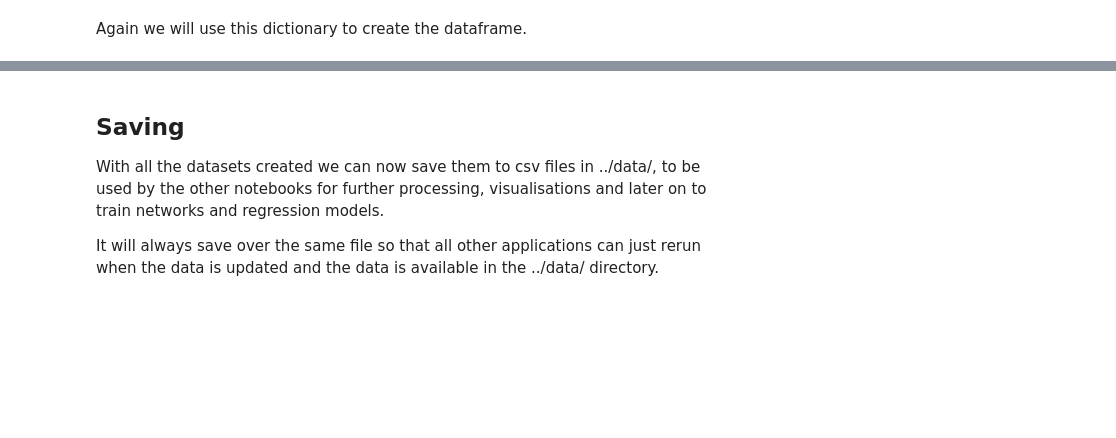
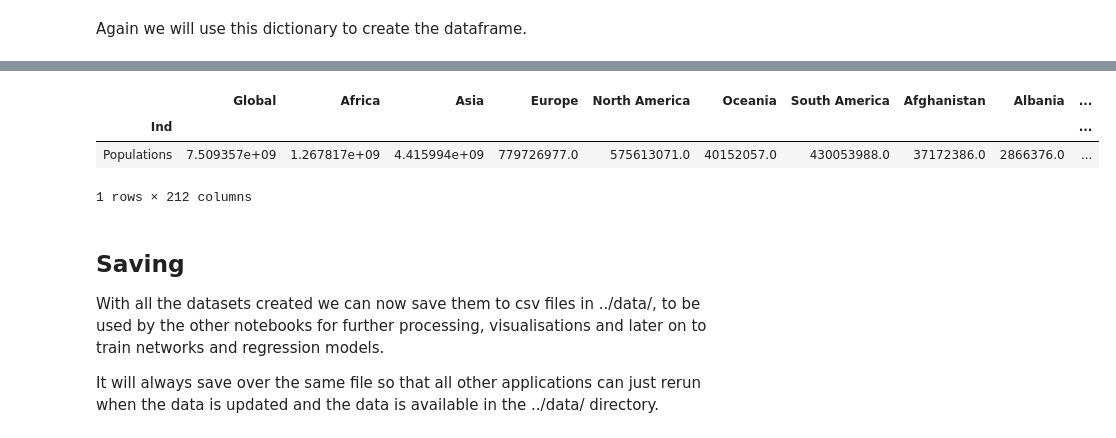
Before and after one commit to simon-verheyen/Portfolio, a Jupyter notebook: COVID-data/Data-Extraction/Data-Download.ipynb, the cells around one changed output, grey strips where cells are left out. Drawn from its saved outputs; the diff is of its cells as text; code cells hidden in the pictures; blank space fills up the shorter version.

```diff
--- a/COVID-data/Data-Extraction/Data-Download.ipynb
+++ b/COVID-data/Data-Extraction/Data-Download.ipynb
@@ -178,18 +222,21 @@ With that done, the only thing left to do is to get the populations out of ECDC
 
 Again we will make a dictionary first. Though this time we will make the countries the index, saving us the trouble of having to deal with the countries_final name in the loop itself.
 # %%
-dict_populations = {'Countries': countries_final}
+dict_populations = {'Ind': 'Populations'}
 
-populations = []
-for country in countries:
-    country_pop = df.loc[df['countriesAndTerritories']==country]['popData2018'].values[-1]
-    populations.append(country_pop)
+for i in range(len(countries)):
+    country_pop = df.loc[df['countriesAndTerritories']==countries[i]]['popData2018'].values[-1]
+    dict_populations[countries_all[i]] = [country_pop]
 
-dict_populations['populations'] = populations
+df_populations = pd.DataFrame(dict_populations).set_index('Ind')
+df_populations = df_populations.fillna(0)
+# %%
+df_populations['Global'] = df_populations.sum(axis=1).values
+countries_all.append('Global')
+
+for entry in continents:
+    country_mask = [country in continents[entry] for country in countries_all]
+    df_populations[entry] = df_populations.loc['Populations', country_mask].sum()
+    countries_all.append(entry)
 # %% [markdown]
 Again we will use this dictionary to create the dataframe.
-# %%
-df_populations = pd.DataFrame(dict_populations).set_index('Countries')
-df_populations = df_populations.fillna(0)
-
-display(df_populations)
@@ -211,3 +243,13 @@ display(df_populations)
+# %%
+df_populations = df_populations[cols]
+display(df_populations)
+
+assert((df_populations.iloc[:,:1].values - df_populations.iloc[:,1:7].values.sum(axis=1)).sum() == 0)
+# %% [output]
+|  | Global | Africa | Asia | Europe | North America | Oceania | South America | Afghanistan | Albania | ... |
+| Ind |  |  |  |  |  |  |  |  |  | ... |
+| Populations | 7.509357e+09 | 1.267817e+09 | 4.415994e+09 | 779726977.0 | 575613071.0 | 40152057.0 | 430053988.0 | 37172386.0 | 2866376.0 | ... |
+1 rows × 212 columns
 # %% [markdown]
 ## Saving
 
```
Also changed, not shown: parts of 12 cells of this notebook, 35 other files.
